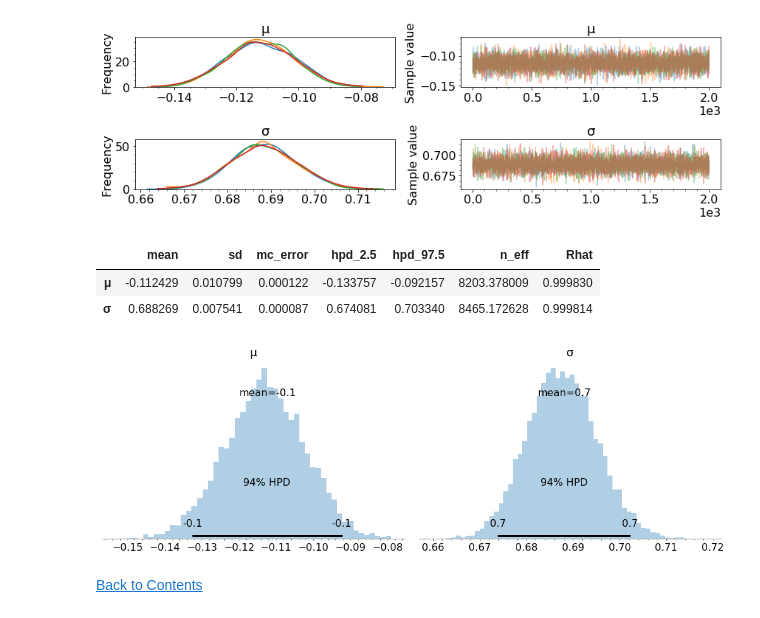
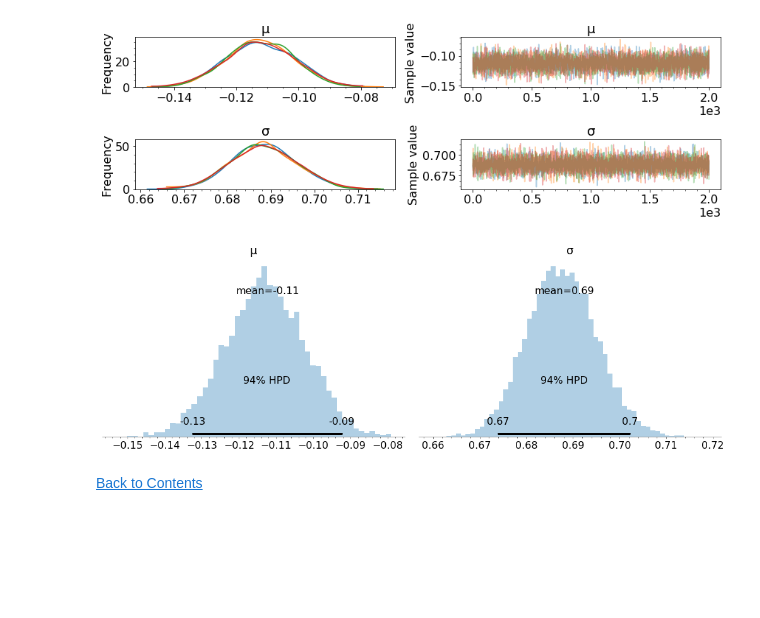
Before and after one commit to madHatter106/chlorophyll_models, a Jupyter notebook: Bayesian Tutorial.ipynb, the cells around one changed output. Cells and saved outputs as stored; diff of their text form; code cells hidden in the pictures; blank space fills up the shorter version.

```diff
--- a/Bayesian Tutorial.ipynb
+++ b/Bayesian Tutorial.ipynb
@@ -807,16 +799,10 @@ NUTS: [σ, μ]
 pm.traceplot(trace_m1);
 # %% [output]
 [figure]
-# %%
-pm.summary(trace_m1)
-# %% [output]
-|  | mean | sd | mc_error | hpd_2.5 | hpd_97.5 | n_eff | Rhat |
-| μ | -0.112429 | 0.010799 | 0.000122 | -0.133757 | -0.092157 | 8203.378009 | 0.999830 |
-| σ | 0.688269 | 0.007541 | 0.000087 | 0.674081 | 0.703340 | 8465.172628 | 0.999814 |
 # %%
-ar.plot_posterior(trace_m1, kind='hist');
+ar.plot_posterior(trace_m1, kind='hist', round_to=2);
 # %% [output]
-[figure, old version]
+[figure, new version]
 # %% [markdown]
 [Back to Contents](#TOP)
 # %% [markdown]
```
Also changed, not shown: parts of 16 cells of this notebook.
